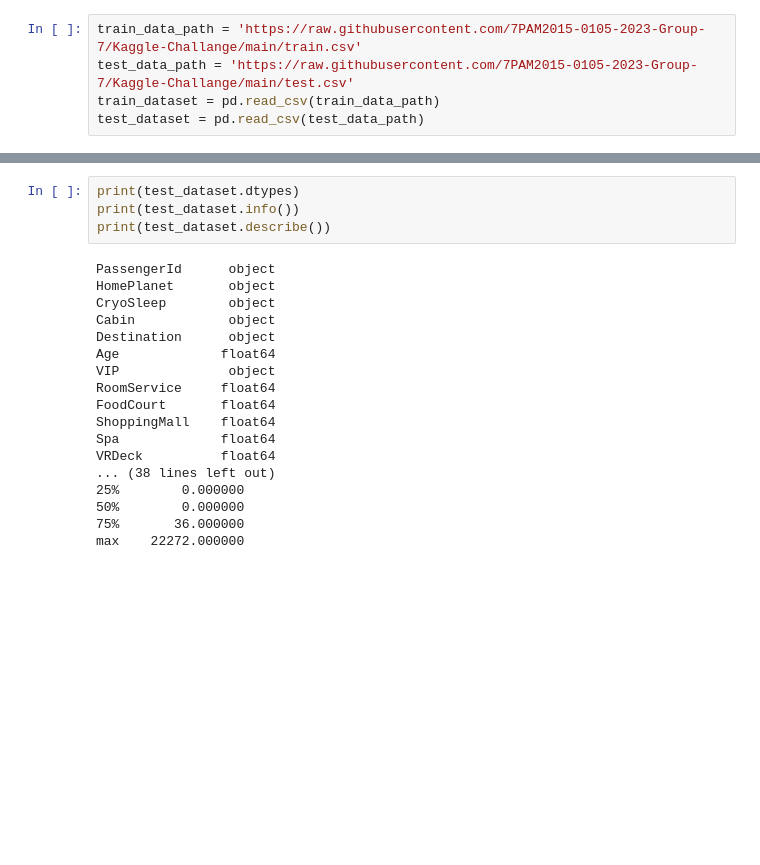
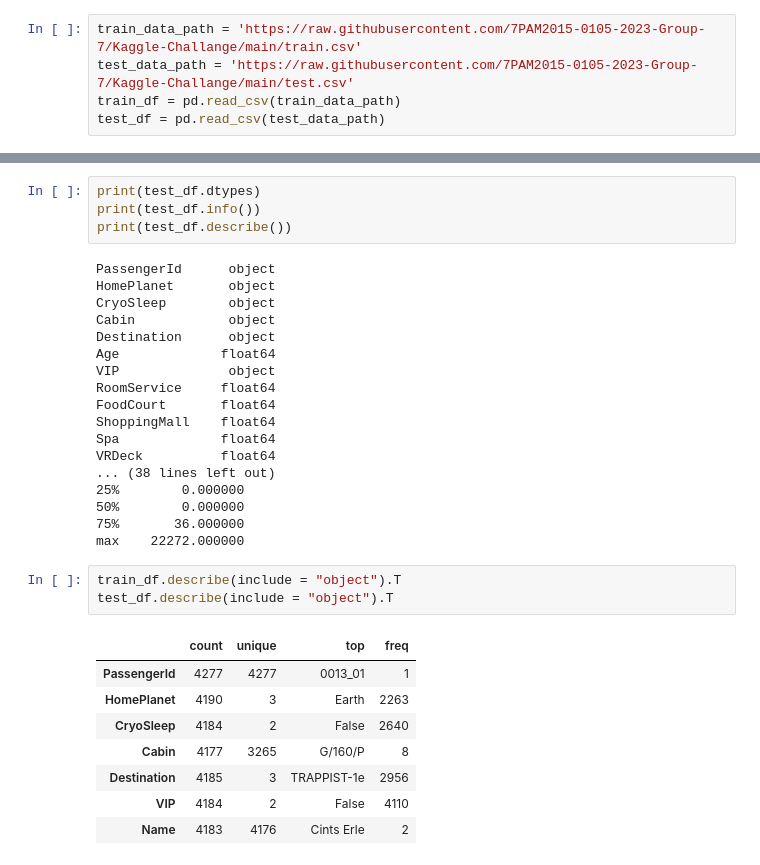
Before and after one commit to 7PAM2015-0105-2023-Group-7/Kaggle-Challange, a Jupyter notebook: Kaggle_Challange_notebook.ipynb, the cells around one changed output, grey strips where cells are left out. Cells and saved outputs as stored; diff of their text form; blank space fills up the shorter version.

```diff
--- a/Kaggle_Challange_notebook.ipynb
+++ b/Kaggle_Challange_notebook.ipynb
@@ -7,6 +9,6 @@ import matplotlib.pyplot as plt
 # %%
 train_data_path = 'https://raw.githubusercontent.com/7PAM2015-0105-2023-Group-7/Kaggle-Challange/main/train.csv'
 test_data_path = 'https://raw.githubusercontent.com/7PAM2015-0105-2023-Group-7/Kaggle-Challange/main/test.csv'
-train_dataset = pd.read_csv(train_data_path)
-test_dataset = pd.read_csv(test_data_path)
+train_df = pd.read_csv(train_data_path)
+test_df = pd.read_csv(test_data_path)
 # %%
@@ -50,9 +52,9 @@ VRDeck          float64
 75%       46.000000
 max    24133.000000
 # %%
-print(test_dataset.dtypes)
-print(test_dataset.info())
-print(test_dataset.describe())
+print(test_df.dtypes)
+print(test_df.info())
+print(test_df.describe())
 # %% [output]
 PassengerId      object
 HomePlanet       object
@@ -71,4 +73,16 @@ VRDeck          float64
 50%        0.000000
 75%       36.000000
 max    22272.000000
+# %%
+train_df.describe(include = "object").T
+test_df.describe(include = "object").T
+# %% [output]
+|  | count | unique | top | freq |
+| PassengerId | 4277 | 4277 | 0013_01 | 1 |
+| HomePlanet | 4190 | 3 | Earth | 2263 |
+| CryoSleep | 4184 | 2 | False | 2640 |
+| Cabin | 4177 | 3265 | G/160/P | 8 |
+| Destination | 4185 | 3 | TRAPPIST-1e | 2956 |
+| VIP | 4184 | 2 | False | 4110 |
+| Name | 4183 | 4176 | Cints Erle | 2 |
 # %%
```
Also changed, not shown: parts of 9 cells of this notebook.
